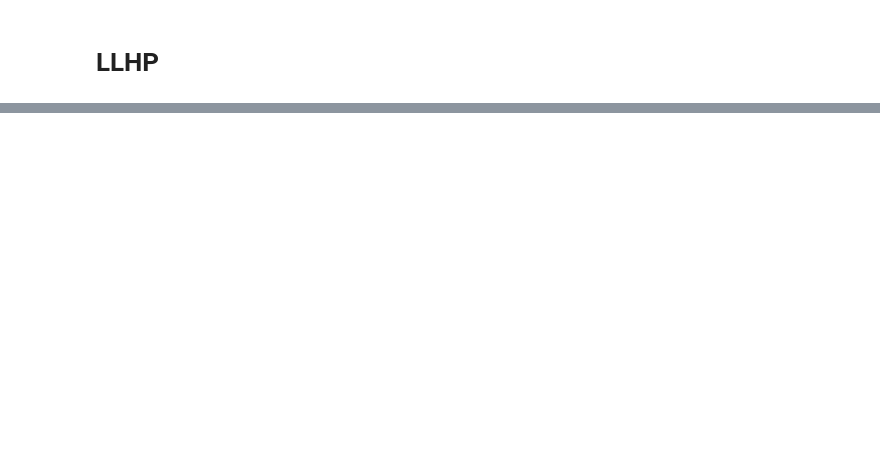
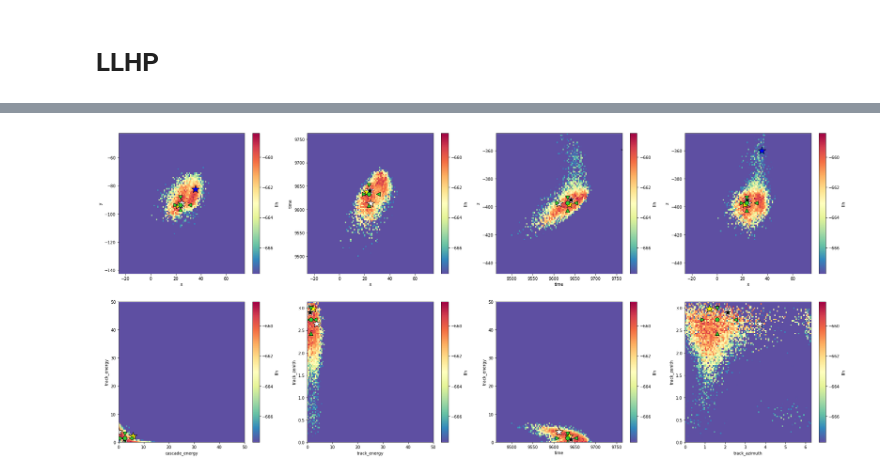
Before and after one commit to icecube/retro, a Jupyter notebook: notebooks/LLH_space_exploration.ipynb, the cells around one changed output, grey strips where cells are left out. Saved outputs shown, nothing was run; the diff lists cells and outputs as text; code cells hidden in the pictures; blank space fills up the shorter version.

```diff
--- a/notebooks/LLH_space_exploration.ipynb
+++ b/notebooks/LLH_space_exploration.ipynb
@@ -349,0 +181,14 @@ mn_stats
+# %%
+def plot(fig, ax, key, data, estimator, truth, spe={}, var='llh'):
+    if var == 'llh':
+        data[key].plot_map(fig, ax, var, cmap='Spectral_r', cbar=True, vmin=np.nanmax(data[key][var])-9.3, vmax=np.nanmax(data[key][var]))
+    else:
+        data[key].plot_map(fig, ax, var, cmap='Spectral_r', cbar=True)
+    plot_estimator(ax, estimator, data[key].grid.vars[0], data[key].grid.vars[1], color='limegreen')
+    ax.plot(truth[data[key].grid.vars[0]], truth[data[key].grid.vars[1]], ms=20, marker='*', color='w', markeredgecolor='k')
+    ax.plot(pegleg[data[key].grid.vars[0]], pegleg[data[key].grid.vars[1]], ms=20, marker='*', color='yellow', markeredgecolor='k')
+    try:
+        ax.plot(spe[data[key].grid.vars[0]], spe[data[key].grid.vars[1]], ms=20, marker='*', color='blue', markeredgecolor='k')
+    except KeyError:
+        pass
+    ax.plot(llhp[np.argmax(llhp['llh'])][data[key].grid.vars[0]], llhp[np.argmax(llhp['llh'])][data[key].grid.vars[1]], ms=20, marker='*', color='k', markeredgecolor='w')
@@ -349,0 +265,13 @@ mn_stats
+# %%
+fig, axes = plt.subplots(figsize=(32, 14), ncols=4, nrows=2)
+plot(fig, axes[0,0], 'xy', data, estimator, truth, spe)
+plot(fig, axes[0,1], 'xt', data, estimator, truth, spe)
+plot(fig, axes[0,2], 'tz', data, estimator, truth, spe)
+plot(fig, axes[0,3], 'xz', data, estimator, truth, spe)
+plot(fig, axes[1,0], 'energy', data, estimator, truth, spe)
+plot(fig, axes[1,1], 'ezen', data, estimator, truth, spe)
+plot(fig, axes[1,2], 'ten', data, estimator, truth, spe)
+plot(fig, axes[1,3], 'azzen', data, estimator, truth, spe)
+#fig.savefig('before.png')
+# %% [output]
+[figure, added]
```
Also changed, not shown: parts of 51 cells of this notebook, 5 other files.
